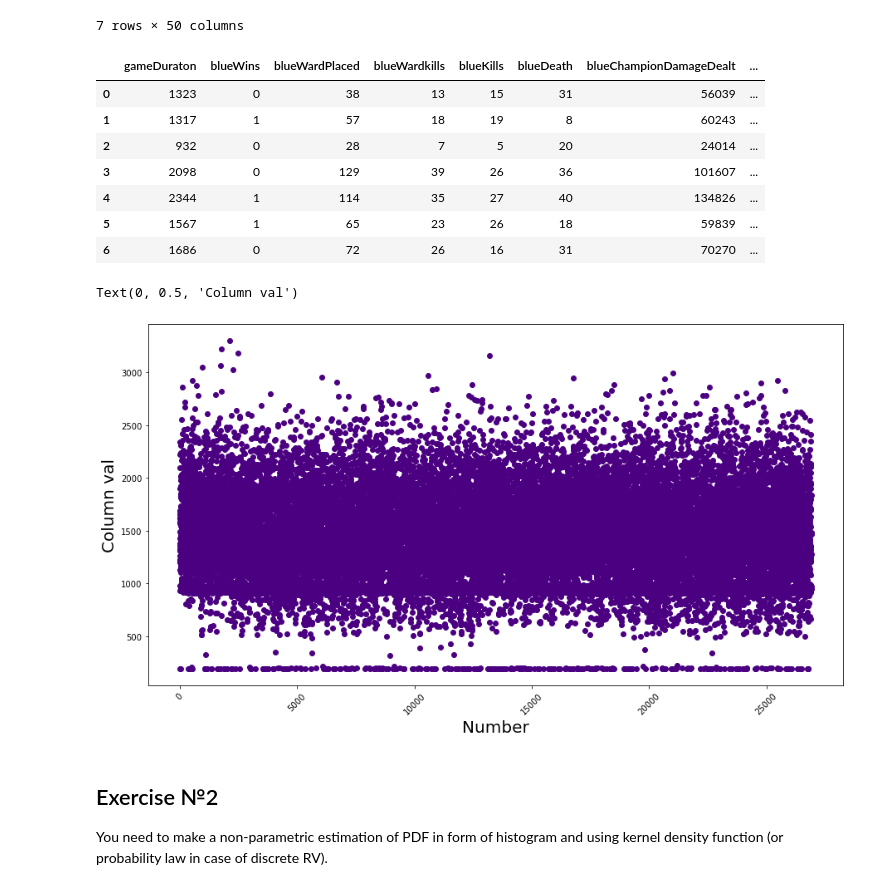
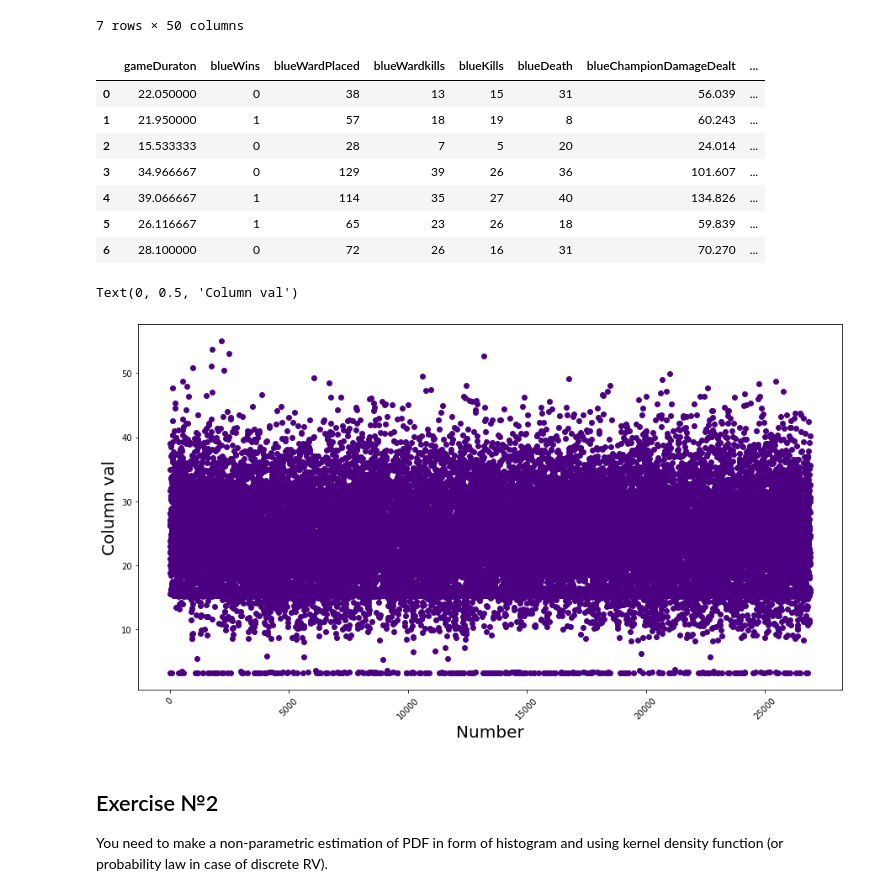
Before and after one commit to vandosik/M-M-MSA, a Jupyter notebook: Lab_1/lab_1_3thDataset.ipynb, the cells around one changed output. Cells and saved outputs as stored; diff of their text form; code cells hidden in the pictures.

```diff
--- a/Lab_1/lab_1_3thDataset.ipynb
+++ b/Lab_1/lab_1_3thDataset.ipynb
@@ -35,30 +35,36 @@ source_df.head(7)
 # %%
 # deleting unused columns
 # source_df = source_df.drop(['round_start_time', 'round_end_time', 'match_id', 'attacker_control_perecent',	'defender_control_perecent', 'team_one_name', 'team_two_name', 'control_round_name'], axis = 1)
 source_df = source_df[['gameDuraton', # this is the value we will predict (target)
                         'blueWins', # this is our category sorter
                         'blueWardPlaced', # all other values are the predictors
                         'blueWardkills',
                         'blueKills',
                         'blueDeath',
                         'blueChampionDamageDealt',
                         'blueTotalGold',
                         'blueTotalMinionKills',
                         'blueJungleMinionKills',
                         'blueTotalHeal',
                         'blueObjectDamageDealt']]
+source_df['blueChampionDamageDealt'] = source_df['blueChampionDamageDealt']/1000
+source_df['blueObjectDamageDealt'] = source_df['blueObjectDamageDealt']/1000
+source_df['blueTotalGold'] = source_df['blueTotalGold']/1000
+source_df['blueTotalHeal'] = source_df['blueTotalHeal']/1000
+source_df['blueTotalMinionKills'] = source_df['blueTotalMinionKills']/2
+source_df['gameDuraton'] = source_df['gameDuraton']/60
 
 # show new dataset
 source_df.head(7)
 # %% [output]
 |  | gameDuraton | blueWins | blueWardPlaced | blueWardkills | blueKills | blueDeath | blueChampionDamageDealt | ... |
-| 0 | 1323 | 0 | 38 | 13 | 15 | 31 | 56039 | ... |
-| 1 | 1317 | 1 | 57 | 18 | 19 | 8 | 60243 | ... |
-| 2 | 932 | 0 | 28 | 7 | 5 | 20 | 24014 | ... |
-| 3 | 2098 | 0 | 129 | 39 | 26 | 36 | 101607 | ... |
-| 4 | 2344 | 1 | 114 | 35 | 27 | 40 | 134826 | ... |
-| 5 | 1567 | 1 | 65 | 23 | 26 | 18 | 59839 | ... |
-| 6 | 1686 | 0 | 72 | 26 | 16 | 31 | 70270 | ... |
+| 0 | 22.050000 | 0 | 38 | 13 | 15 | 31 | 56.039 | ... |
+| 1 | 21.950000 | 1 | 57 | 18 | 19 | 8 | 60.243 | ... |
+| 2 | 15.533333 | 0 | 28 | 7 | 5 | 20 | 24.014 | ... |
+| 3 | 34.966667 | 0 | 129 | 39 | 26 | 36 | 101.607 | ... |
+| 4 | 39.066667 | 1 | 114 | 35 | 27 | 40 | 134.826 | ... |
+| 5 | 26.116667 | 1 | 65 | 23 | 26 | 18 | 59.839 | ... |
+| 6 | 28.100000 | 0 | 72 | 26 | 16 | 31 | 70.270 | ... |
 # %%
 # Select column
 
@@ -79,7 +85,7 @@ plt.xlabel(u'Number', fontsize = 20)
 plt.ylabel(u'Column val', fontsize = 20)
 # %% [output]
 Text(0, 0.5, 'Column val')
-[figure, old version]
+[figure, new version]
 # %%
 # Creating list of variables for future analysis
 ilist= [['gameDuraton', 'blueWins', 'blueWardPlaced'],
```
Also changed, not shown: parts of 4 cells of this notebook, 1 other file.
